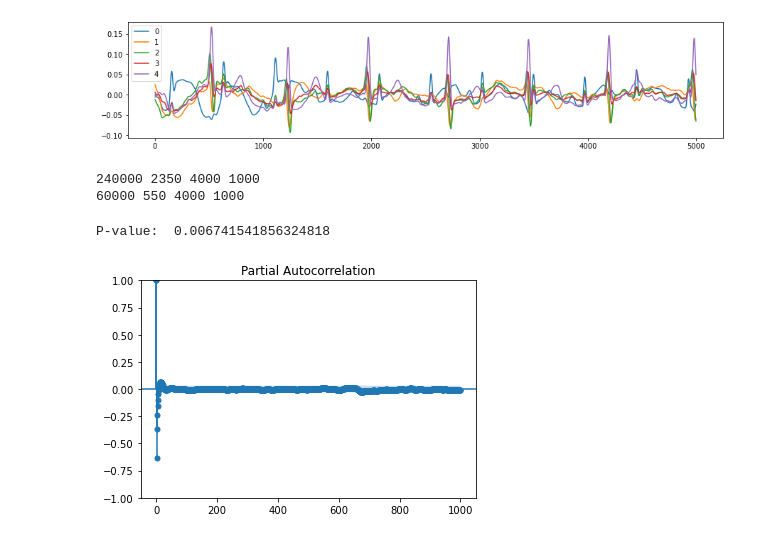
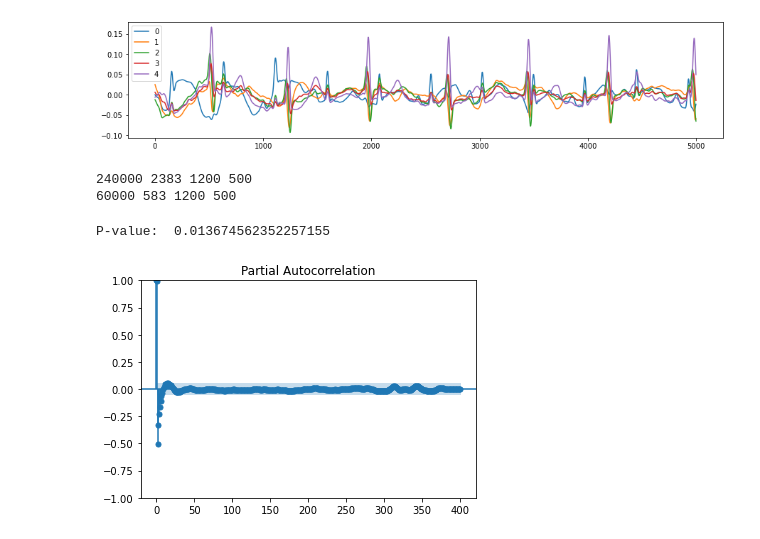
Before and after one commit to Sohyun1798/MultiVariable_Nexting, a Jupyter notebook: autoregressive_windowing.ipynb, the cells around one changed output. Cells and saved outputs as stored; diff of their text form; code cells hidden in the pictures.

```diff
--- a/autoregressive_windowing.ipynb
+++ b/autoregressive_windowing.ipynb
@@ -18,7 +12,8 @@ device(type='cuda')
 # %%
 # important variables
-PRED_LENGTH = 1000 # how many samples in the future are we predicting
-WINDOW_LENGTH = 4000 # how many samples we look to make predictions
+PRED_LENGTH = 500 # how many samples in the future are we predicting
+WINDOW_LENGTH = 1200 # how many samples we look to make predictions
+LAGS = 800
 TOTAL_LENGTH = PRED_LENGTH + WINDOW_LENGTH
 
 SLIDE_SIZE = 100
@@ -79,15 +74,15 @@ training_generator = torch.utils.data.DataLoader(training_set,batch_size=1)
 testing_set = Dataset(raw_data[:,test_length*4:],WINDOW_LENGTH,PRED_LENGTH,SLIDE_SIZE,)
 testing_generator = torch.utils.data.DataLoader(testing_set,batch_size=1)
 # %% [output]
-240000 2350 4000 1000
-60000 550 4000 1000
+240000 2383 1200 500
+60000 583 1200 500
 # %%
 past,future = testing_set[0][0],testing_set[0][1]
 # %%
-lead = lead
+lead = 0
 df_stationarityTest = adfuller(past[lead], autolag='AIC')
 print("P-value: ", df_stationarityTest[1])
-pacf = plot_pacf(past[lead], lags=1000)
+pacf = plot_pacf(past[lead], lags=400)
 # %% [output]
-P-value:  0.006741541856324818
+P-value:  0.013674562352257155
-[figure, old version]
+[figure, new version]
```
Also changed, not shown: parts of 12 cells of this notebook, 3 other files.
